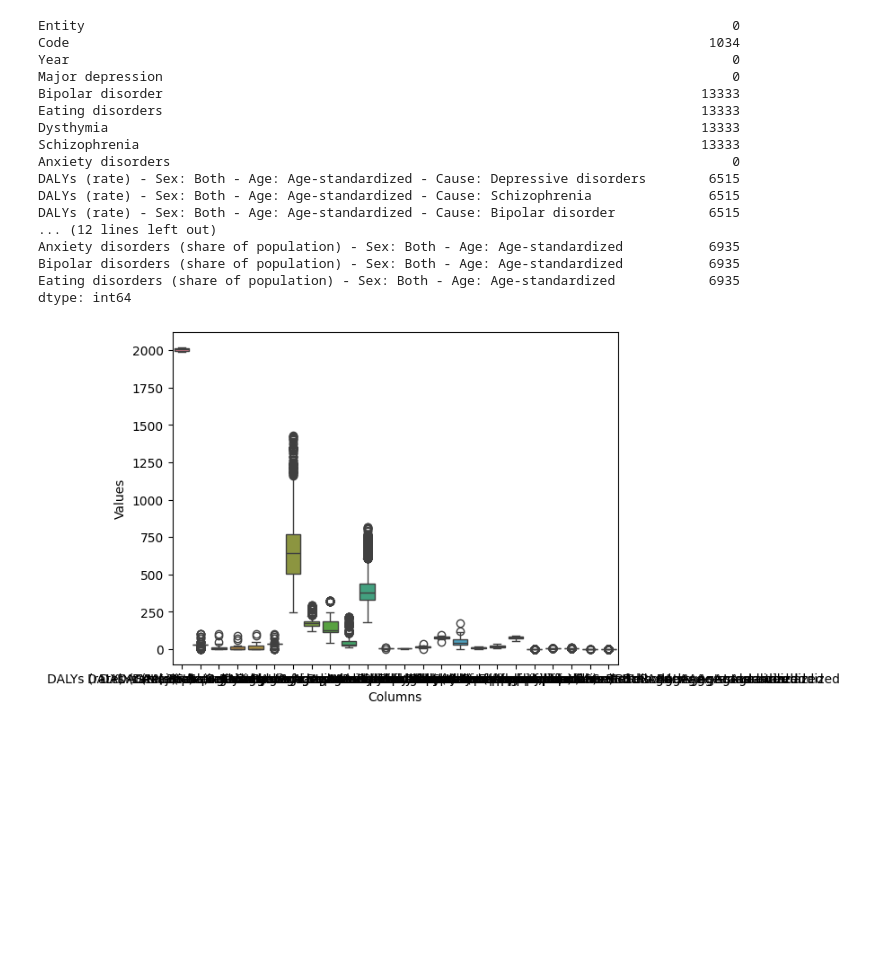
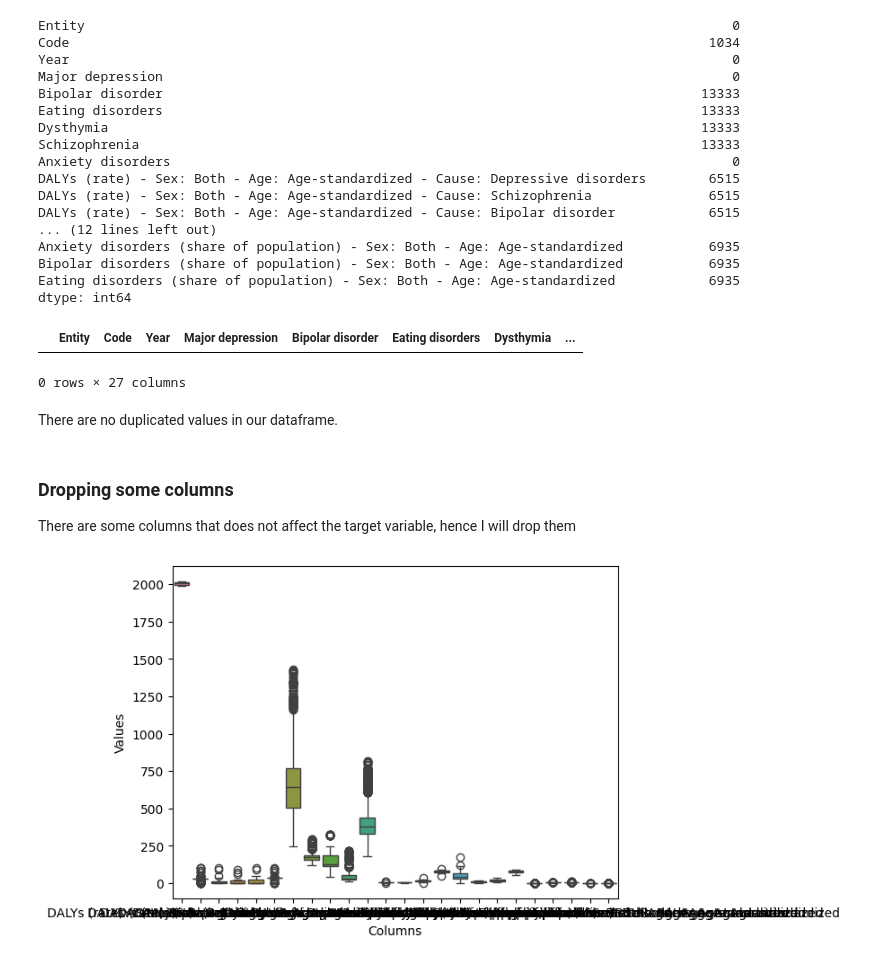
Before and after one commit to CheropS/Mental_health, a Jupyter notebook: index.ipynb, the cells around one changed output. Drawn from its saved outputs; the diff is of its cells as text; code cells hidden in the pictures; blank space fills up the shorter version.

```diff
--- a/index.ipynb
+++ b/index.ipynb
@@ -256,6 +277,17 @@ Anxiety disorders (share of population) - Sex: Both - Age: Age-standardized
 Bipolar disorders (share of population) - Sex: Both - Age: Age-standardized           6935
 Eating disorders (share of population) - Sex: Both - Age: Age-standardized            6935
 dtype: int64
+# %%
+# Checking for duplicates
+combined_df[combined_df.duplicated()]
+# %% [output]
+|  | Entity | Code | Year | Major depression | Bipolar disorder | Eating disorders | Dysthymia | ... |
+0 rows × 27 columns
+# %% [markdown]
+There are no duplicated values in our dataframe.
+# %% [markdown]
+### Dropping some columns
+There are some columns that does not affect the target variable, hence I will drop them
 # %%
 #Check for existing outliers in the numerical data
 sns.boxplot(combined_df)
```
Also changed, not shown: parts of 13 cells of this notebook.
